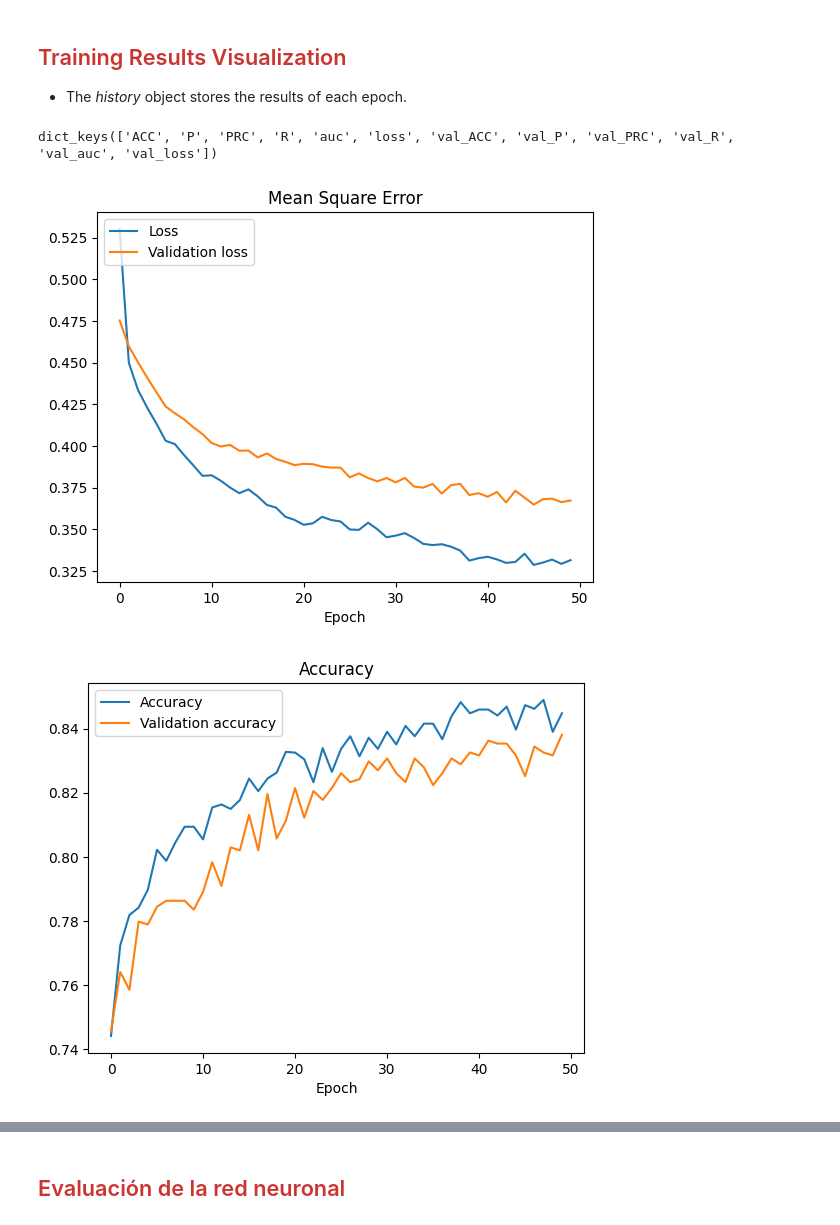
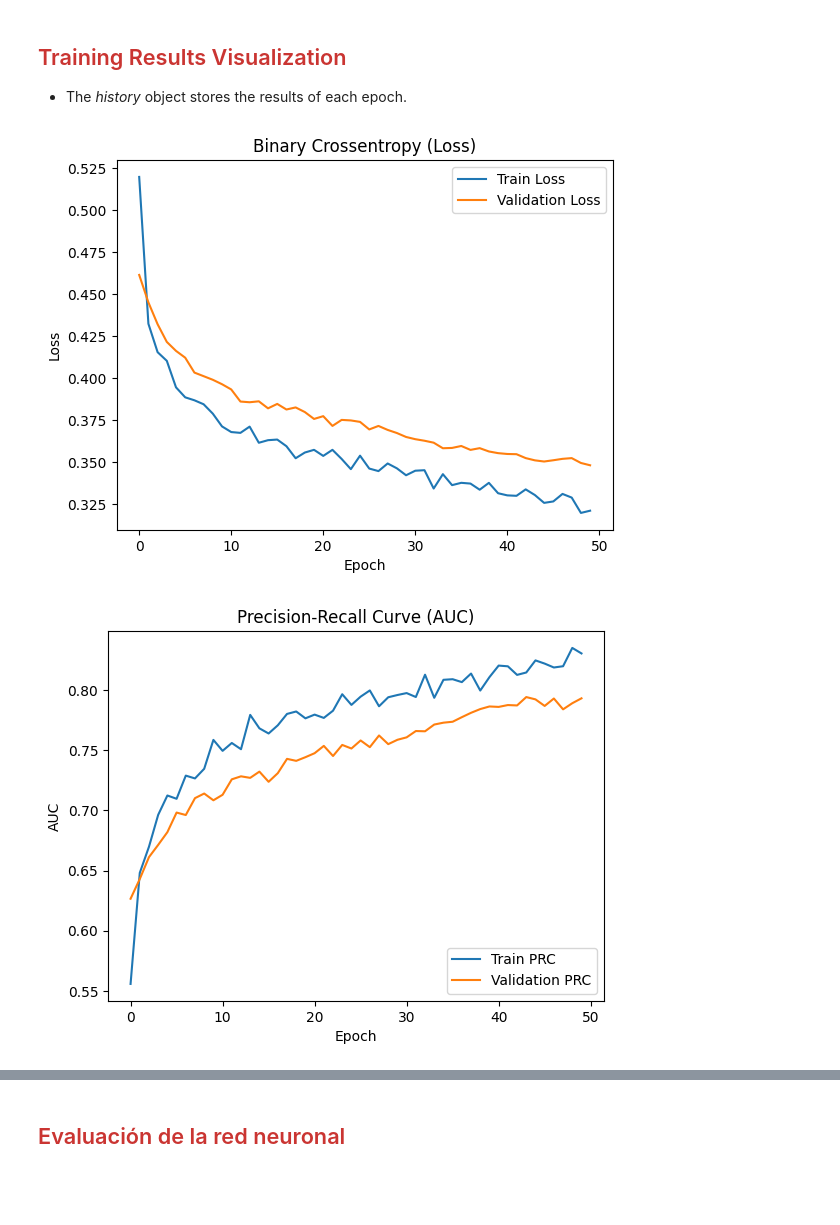
Before and after one commit to ignaciogh33/Neuro, a Jupyter notebook: p3/Neuro_P3_enunciado_2025_2026.ipynb, the cells around one changed output, grey strips where cells are left out. Drawn from its saved outputs; the diff is of its cells as text; code cells hidden in the pictures; blank space fills up the shorter version.

```diff
--- a/p3/Neuro_P3_enunciado_2025_2026.ipynb
+++ b/p3/Neuro_P3_enunciado_2025_2026.ipynb
@@ -141,7 +149,7 @@ x = scaler.transform(x)
 - We will use Keras' Sequential model to create a multi-layer feedforward neural network.
 # %%
 # Define the model with Keras
-from keras.layers import Dropout
+from keras.layers import Dropout, Input
 
 nn = Sequential()
 
@@ -149,8 +157,11 @@ nn = Sequential()
 ### Add the fully connected layers you consider appropriate to the model
 ### -------------------------------------------------------------------------------
 
+# 1. Capa Input
+nn.add(Input(shape=(x_size,)))
+
 # Arquitectura más profunda: aumentamos neuronas y cambiamos la activación a ReLU (aprende mejor)
-nn.add(Dense(32, input_dim=x_size, activation="relu"))
+nn.add(Dense(32, activation="relu"))
 # Añadimos Dropout para apagar aleatoriamente neuronas y evitar sobreajuste (overfitting)
 nn.add(Dropout(0.2))
 # Añadimos una capa oculta extra
@@ -290,25 +305,34 @@ Model: "sequential_1"
 
 - The *history* object stores the results of each epoch.
 # %%
-# Visualize the training results – here is an example of how to do it:
-print(history.history.keys())
+import matplotlib.pyplot as plt
 
-plt.plot(history.history['loss'], label='Loss')
-plt.plot(history.history['val_loss'], label='Validation loss')
-plt.title('Mean Square Error')
-plt.ylabel('')
+# 1. Gráfica de la Función de Pérdida (Loss)
+plt.plot(history.history['loss'], label='Train Loss')
+plt.plot(history.history['val_loss'], label='Validation Loss')
+plt.title('Binary Crossentropy (Loss)')
+plt.ylabel('Loss')
 plt.xlabel('Epoch')
-plt.legend(loc="upper left")
+plt.legend(loc="upper right")
 plt.show()
 
-plt.plot(history.history['ACC'], label='Accuracy')
-plt.plot(history.history['val_ACC'], label='Validation accuracy')
-plt.title('Accuracy')
-plt.ylabel('')
+# 2. Gráfica de la métrica principal para desbalanceo (PRC)
+plt.plot(history.history['PRC'], label='Train PRC')
+plt.plot(history.history['val_PRC'], label='Validation PRC')
+plt.title('Precision-Recall Curve (AUC)')
+plt.ylabel('AUC')
 plt.xlabel('Epoch')
-plt.legend(loc="upper left")
+plt.legend(loc="lower right")
 plt.show()
+
+# 3. Gráfica de Accuracy (Opcional, solo como referencia secundaria)
+plt.plot(history.history['ACC'], label='Train Accuracy')
+plt.plot(history.history['val_ACC'], label='Validation Accuracy')
+plt.title('Global Accuracy (Warning: Imbalanced Data)')
+plt.ylabel('Accuracy')
+plt.xlabel('Epoch')
+plt.legend(loc="lower right")
+plt.show()
 # %% [output]
-dict_keys(['ACC', 'P', 'PRC', 'R', 'auc', 'loss', 'val_ACC', 'val_P', 'val_PRC', 'val_R', 'val_auc', 'val_loss'])
-[figure, old version]
+[figure, new version]
-[figure, old version]
+[figure, new version]
```
Also changed, not shown: parts of 7 cells of this notebook.
